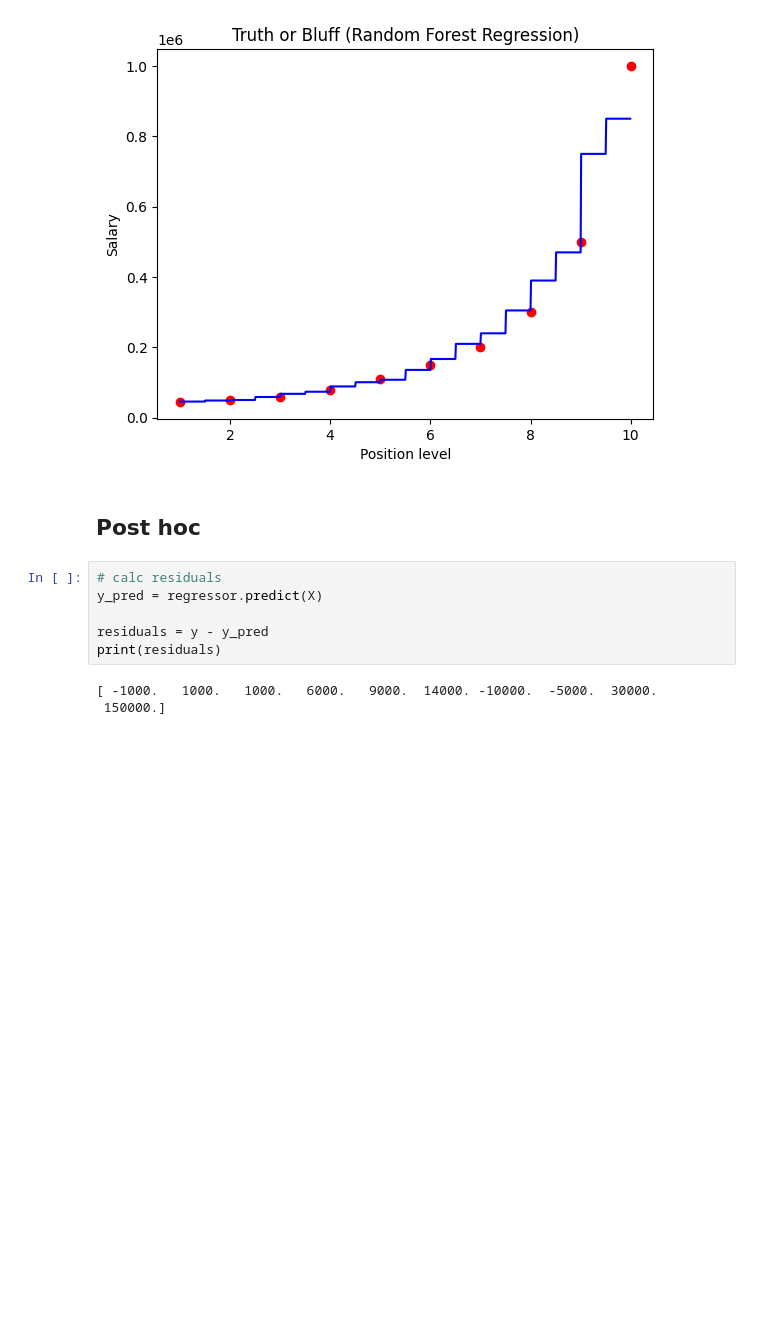
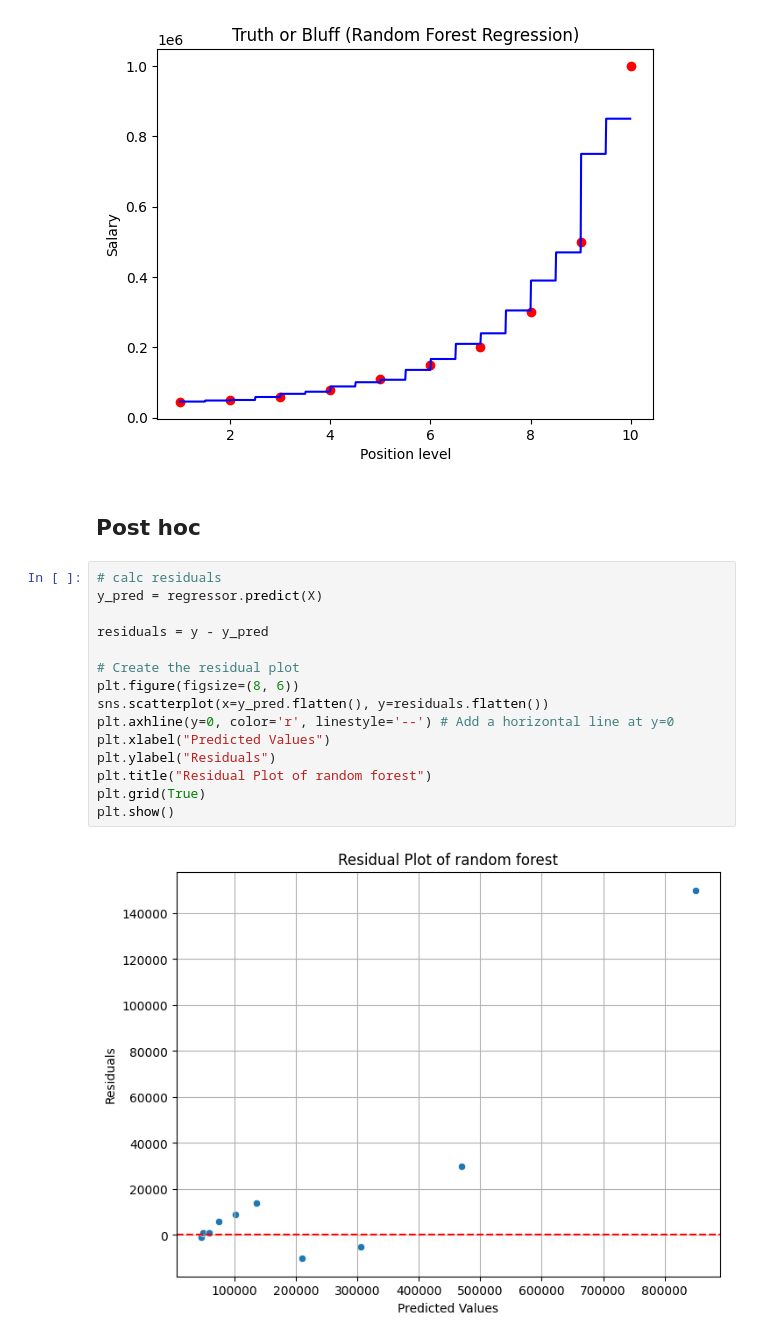
Before and after one commit to toliyang/AI_ML, a Jupyter notebook: S_09/random_forest_regression.ipynb, the cells around one changed output. Saved outputs shown, nothing was run; the diff lists cells and outputs as text; blank space fills up the shorter version.

```diff
--- a/S_09/random_forest_regression.ipynb
+++ b/S_09/random_forest_regression.ipynb
@@ -47,12 +47,20 @@ plt.show()
 [figure]
 # %% [markdown]
 ## Post hoc
-# %%
-# calc residuals
-y_pred = regressor.predict(X)
-
-residuals = y - y_pred
-print(residuals)
-# %% [output]
-[ -1000.   1000.   1000.   6000.   9000.  14000. -10000.  -5000.  30000.
- 150000.]
+# %%
+# calc residuals
+y_pred = regressor.predict(X)
+
+residuals = y - y_pred
+
+# Create the residual plot
+plt.figure(figsize=(8, 6))
+sns.scatterplot(x=y_pred.flatten(), y=residuals.flatten())
+plt.axhline(y=0, color='r', linestyle='--') # Add a horizontal line at y=0
+plt.xlabel("Predicted Values")
+plt.ylabel("Residuals")
+plt.title("Residual Plot of random forest")
+plt.grid(True)
+plt.show()
+# %% [output]
+[figure, added]
```
